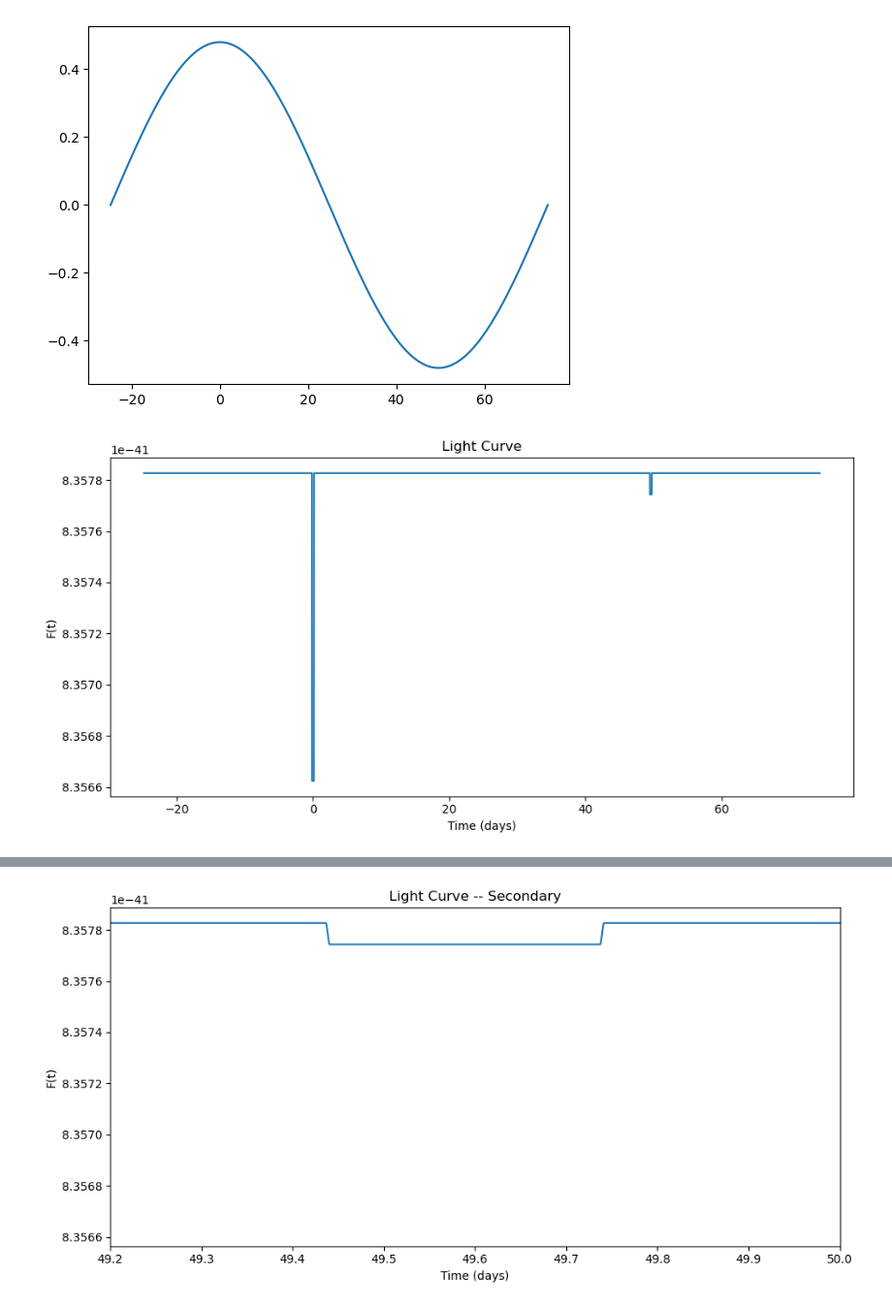
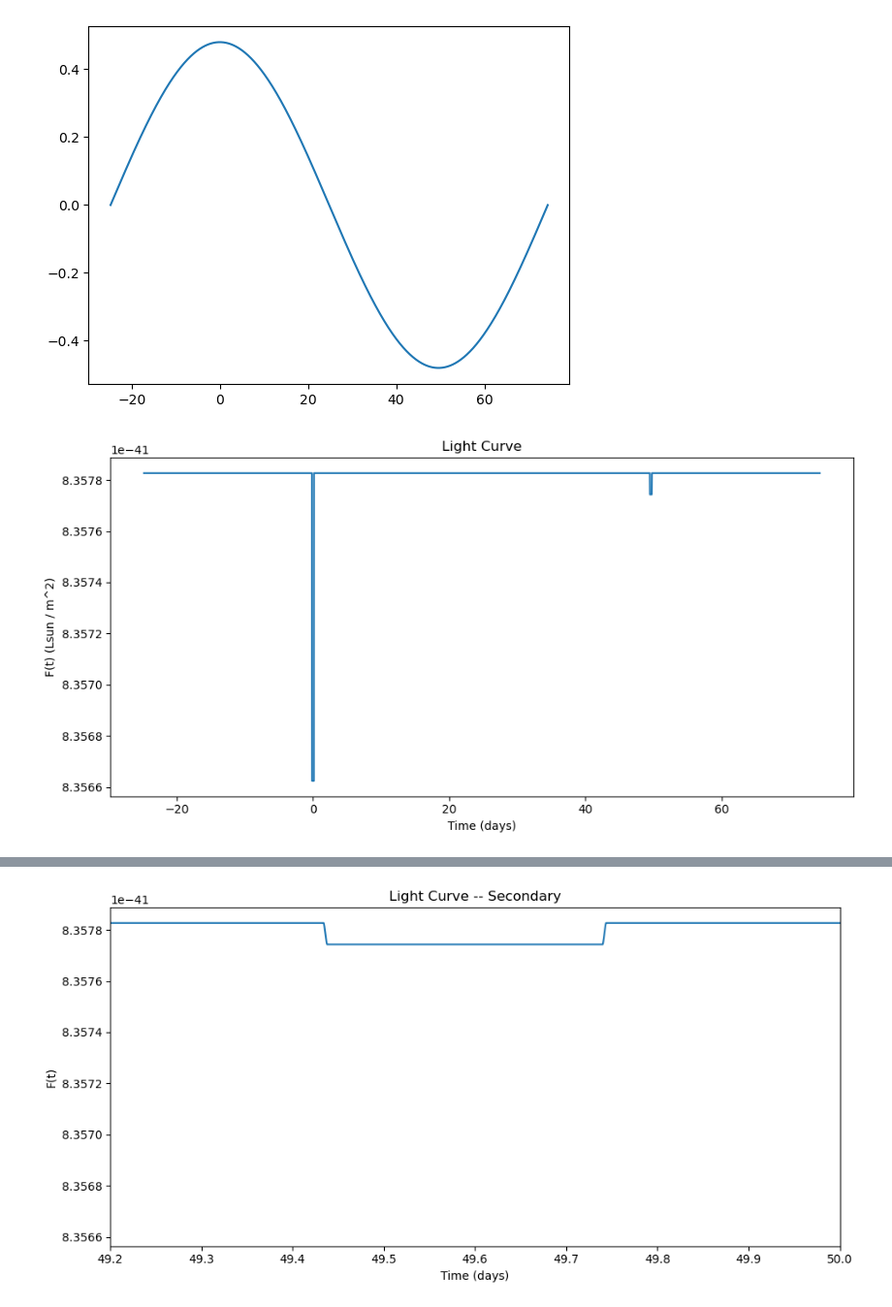
Before and after one commit to lmanqiwang/SLBlensing, a Jupyter notebook: test3.ipynb, the cells around one changed output, grey strips where cells are left out. Shown at 97% size. Cells and saved outputs as stored; diff of their text form; code cells hidden in the pictures.

```diff
--- a/test3.ipynb
+++ b/test3.ipynb
@@ -25,7 +25,7 @@ inc_deg=90 * u.deg
 omega_deg=90.0 * u.deg
 limb_darkening=[0.4, 0.2]
 cycle = 1
-N=200000
+N=800000
 
 binary = WDBinary3(
     mass_wd, r_wd, l_wd,
@@ -48,11 +48,11 @@ plt.plot(binary.t, binary.Z)
 # %%
 # Plot
 fig, ax = plt.subplots(figsize=(10, 5))
 ax.plot((binary.t).to(u.day).value, binary.geo_flux)
 ax.set_xlabel("Time (days)")
-ax.set_ylabel("F(t)")
+ax.set_ylabel("F(t) (Lsun / m^2)")
 ax.set_title("Light Curve")
 plt.tight_layout()
 plt.show()
 # %% [output]
-[figure, old version]
+[figure, new version]
```
Also changed, not shown: parts of 3 cells of this notebook.
